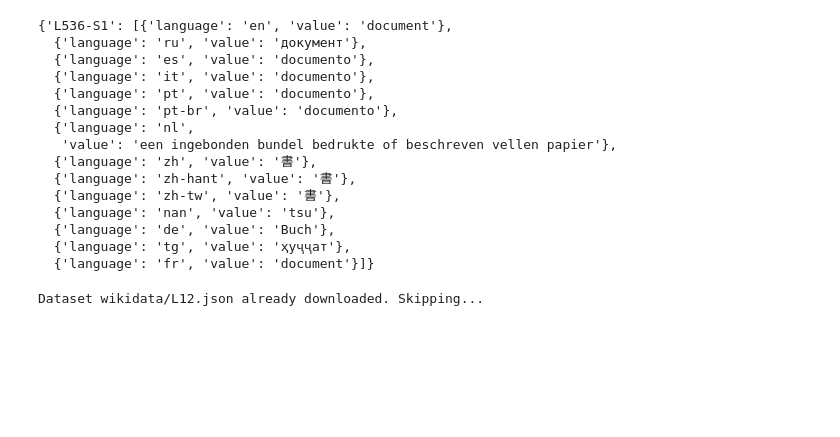
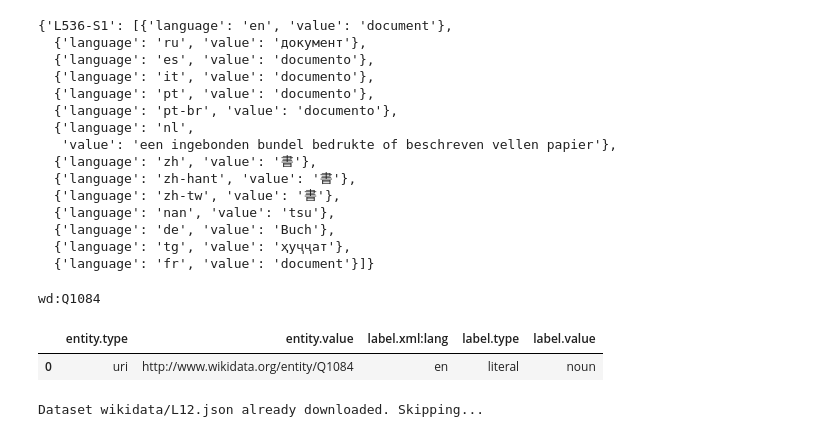
Before and after one commit to erolm-a/colla-framework, a Jupyter notebook: notebooks/WikidataLexemes.ipynb, the cells around one changed output. Saved outputs shown, nothing was run; the diff lists cells and outputs as text; code cells hidden in the pictures; blank space fills up the shorter version.

```diff
--- a/notebooks/WikidataLexemes.ipynb
+++ b/notebooks/WikidataLexemes.ipynb
@@ -67,6 +67,17 @@ senses(book_pd)
   {'language': 'de', 'value': 'Buch'},
   {'language': 'tg', 'value': 'ҳуҷҷат'},
   {'language': 'fr', 'value': 'document'}]}
+# %%
+def pos(entity_df):
+    return entity_df["lexicalCategory"]
+
+pos(book_pd)
+
+annotate_wikidata_entity(pos(book_pd).values)
+# %% [output]
+wd:Q1084
+|  | entity.type | entity.value | label.xml:lang | label.type | label.value |
+| 0 | uri | http://www.wikidata.org/entity/Q1084 | en | literal | noun |
 # %%
 portrait_df = fetch_dataset("L12", provider="wikidata")
 senses(portrait_df)
```
Also changed, not shown: parts of 5 cells of this notebook, 1 other file.
